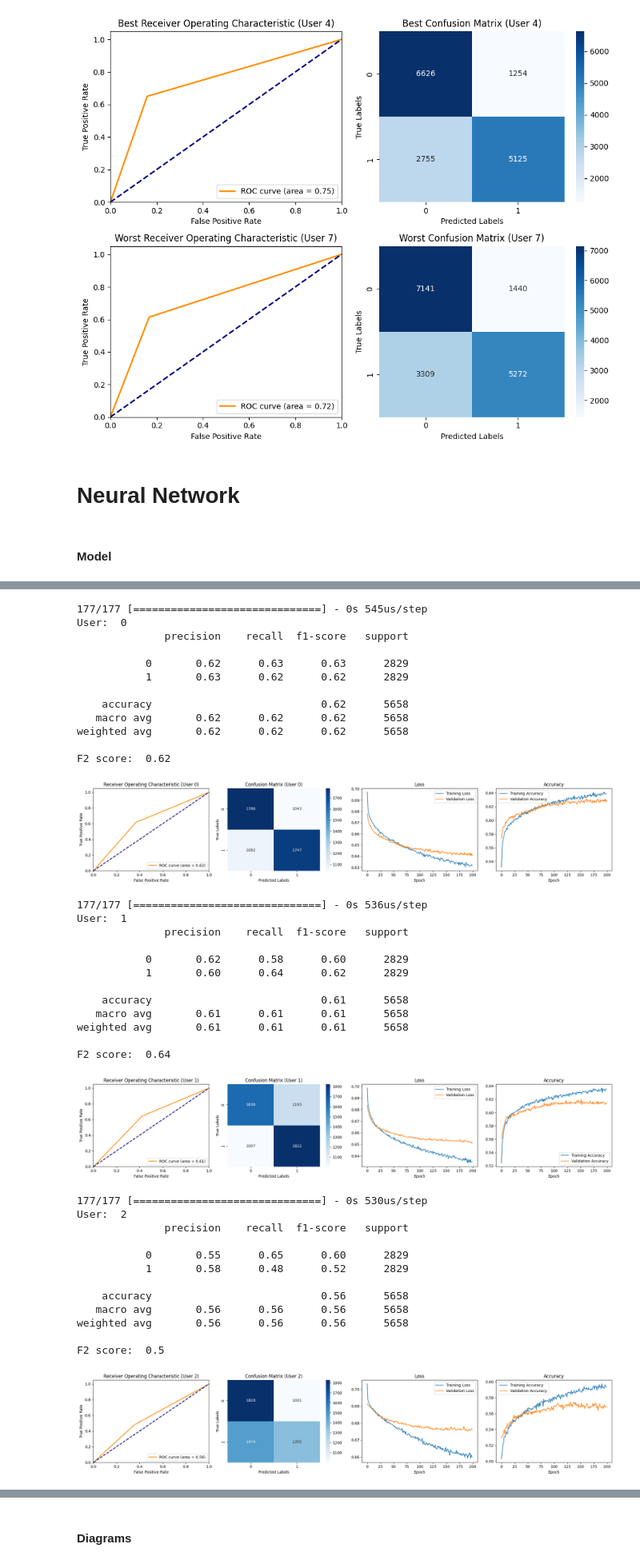
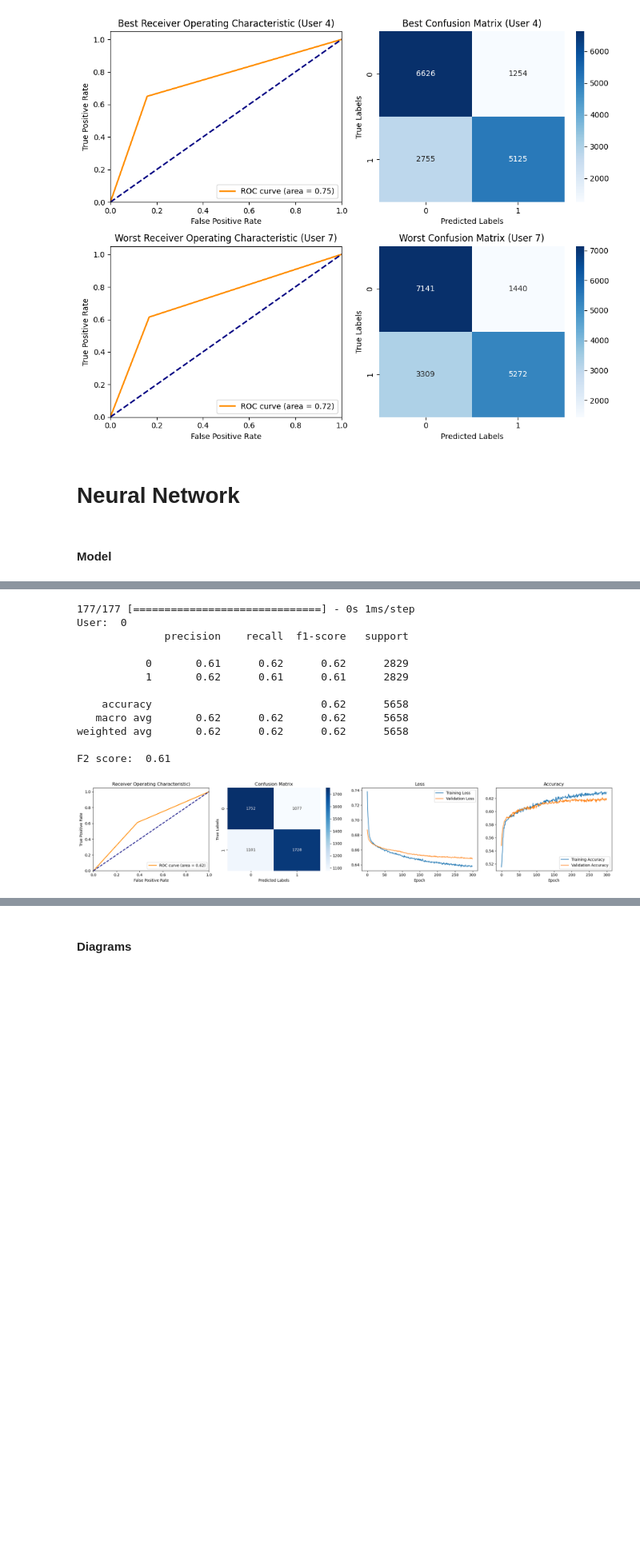
Before and after one commit to zuza571/Biometrics, a Jupyter notebook: Mouse/mouseDynamics.ipynb, the cells around one changed output, grey strips where cells are left out. Shown: that part at 80% size. Drawn from its saved outputs; the diff is of its cells as text; code cells hidden in the pictures; blank space fills up the shorter version.

```diff
--- a/Mouse/mouseDynamics.ipynb
+++ b/Mouse/mouseDynamics.ipynb
@@ -868,7 +1005,7 @@ y_test_list_nn = []
 # scale data to the same size for neural network
 min_length = min(len(user[i]) for i in range(num_classes))
 
-for i in range(3): #(num_classes):
+for i in range(1): #(num_classes):
     user[i] = user[i].sample(n=min_length)
     impostor[i] = impostor[i].sample(n=min_length)
     merged_data = pd.concat([user[i], impostor[i]])
@@ -894,18 +1031,20 @@ for i in range(3): #(num_classes):
 
     model = Sequential()
 
-    model.add(Dense(33, input_dim=33, activation='relu'))
+    model.add(Dense(33, input_dim=33, activation='relu')) # input layer - input_dim = number of features
     model.add(Dropout(0.2))
-    model.add(Dense(200, activation='relu'))
+
+    model.add(Dense(100, activation='relu'))
     model.add(Dropout(0.4))
-    model.add(Dense(200, activation='relu'))
+    model.add(Dense(100, activation='sigmoid'))
     model.add(Dropout(0.4))
-    model.add(Dense(1, activation='sigmoid'))
 
-    adam = Adam(learning_rate=0.01)
-    model.compile(optimizer='adam', loss='binary_crossentropy', metrics=['accuracy'])
+    model.add(Dense(1, activation='sigmoid')) # output layer - 1 neuron as it is binary classification
 
-    history = model.fit(X_train, y_train, validation_data=(X_val, y_val), batch_size=1500, epochs=200, verbose=0)
+    adam = Adam(learning_rate=0.001)
+    model.compile(optimizer=adam, loss='binary_crossentropy', metrics=['accuracy'])
+
+    history = model.fit(X_train, y_train, validation_data=(X_val, y_val), batch_size=1500, epochs=300, verbose=0)
     history_list.append(history)
 
     predictions = model.predict(X_test)
@@ -933,6 +1072,7 @@ for i in range(3): #(num_classes):
 
     fpr, tpr, thresholds = roc_curve(y_test_list_nn[i], predictions_list[i])
     roc_auc = auc(fpr, tpr)
+    cm = confusion_matrix(y_test_list_nn[i], predictions_list[i])
 
     plt.sca(axes[0])
     plt.plot(fpr, tpr, color='darkorange', lw=2, label=f'ROC curve (area = {roc_auc:.2f})')
@@ -941,70 +1081,42 @@ for i in range(3): #(num_classes):
     plt.ylim([0.0, 1.05])
     plt.xlabel('False Positive Rate')
     plt.ylabel('True Positive Rate')
-    plt.title(f'Receiver Operating Characteristic (User {i})')
+    plt.title(f'Receiver Operating Characteristic)')
     plt.legend(loc="lower right")
-
-    cm = confusion_matrix(y_test_list_nn[i], predictions_list[i])
 
     plt.sca(axes[1])
     sns.heatmap(cm, annot=True, fmt='d', cmap='Blues')
     plt.xlabel('Predicted Labels')
     plt.ylabel('True Labels')
-    plt.title(f'Confusion Matrix (User {i})')
+    plt.title(f'Confusion Matrix')
 
     plt.sca(axes[2])
     plt.plot(history_list[i].history['loss'], label='Training Loss')
     plt.plot(history_list[i].history['val_loss'], label='Validation Loss')
     plt.title('Loss')
     plt.xlabel('Epoch')
     plt.legend()
 
     plt.sca(axes[3])
     plt.plot(history_list[i].history['accuracy'], label='Training Accuracy')
     plt.plot(history_list[i].history['val_accuracy'], label='Validation Accuracy')
     plt.title('Accuracy')
     plt.xlabel('Epoch')
     plt.legend()
 
     plt.tight_layout()
     plt.show()
 # %% [output]
-177/177 [==============================] - 0s 545us/step
+177/177 [==============================] - 0s 1ms/step
 User:  0
               precision    recall  f1-score   support
 
-           0       0.62      0.63      0.63      2829
-           1       0.63      0.62      0.62      2829
+           0       0.61      0.62      0.62      2829
+           1       0.62      0.61      0.61      2829
 
     accuracy                           0.62      5658
    macro avg       0.62      0.62      0.62      5658
 weighted avg       0.62      0.62      0.62      5658
 
-F2 score:  0.62
+F2 score:  0.61
-[figure, old version]
+[figure, new version]
-177/177 [==============================] - 0s 536us/step
-User:  1
-              precision    recall  f1-score   support
-
-           0       0.62      0.58      0.60      2829
-           1       0.60      0.64      0.62      2829
-
-    accuracy                           0.61      5658
-   macro avg       0.61      0.61      0.61      5658
-weighted avg       0.61      0.61      0.61      5658
-
-F2 score:  0.64
-[figure, removed]
-177/177 [==============================] - 0s 530us/step
-User:  2
-              precision    recall  f1-score   support
-
-           0       0.55      0.65      0.60      2829
-           1       0.58      0.48      0.52      2829
-
-    accuracy                           0.56      5658
-   macro avg       0.56      0.56      0.56      5658
-weighted avg       0.56      0.56      0.56      5658
-
-F2 score:  0.5
-[figure, removed]
```
Also changed, not shown: parts of 2 cells of this notebook, 1 other file.
